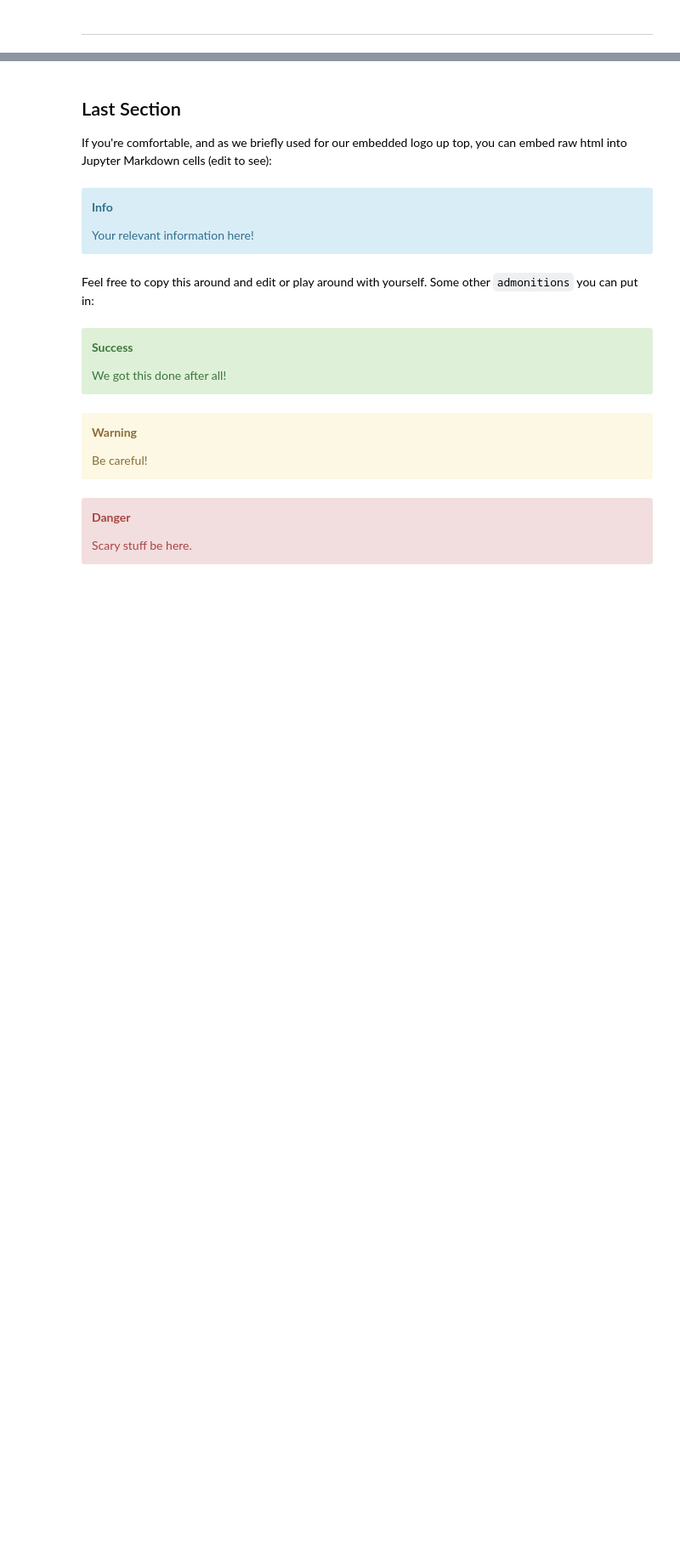
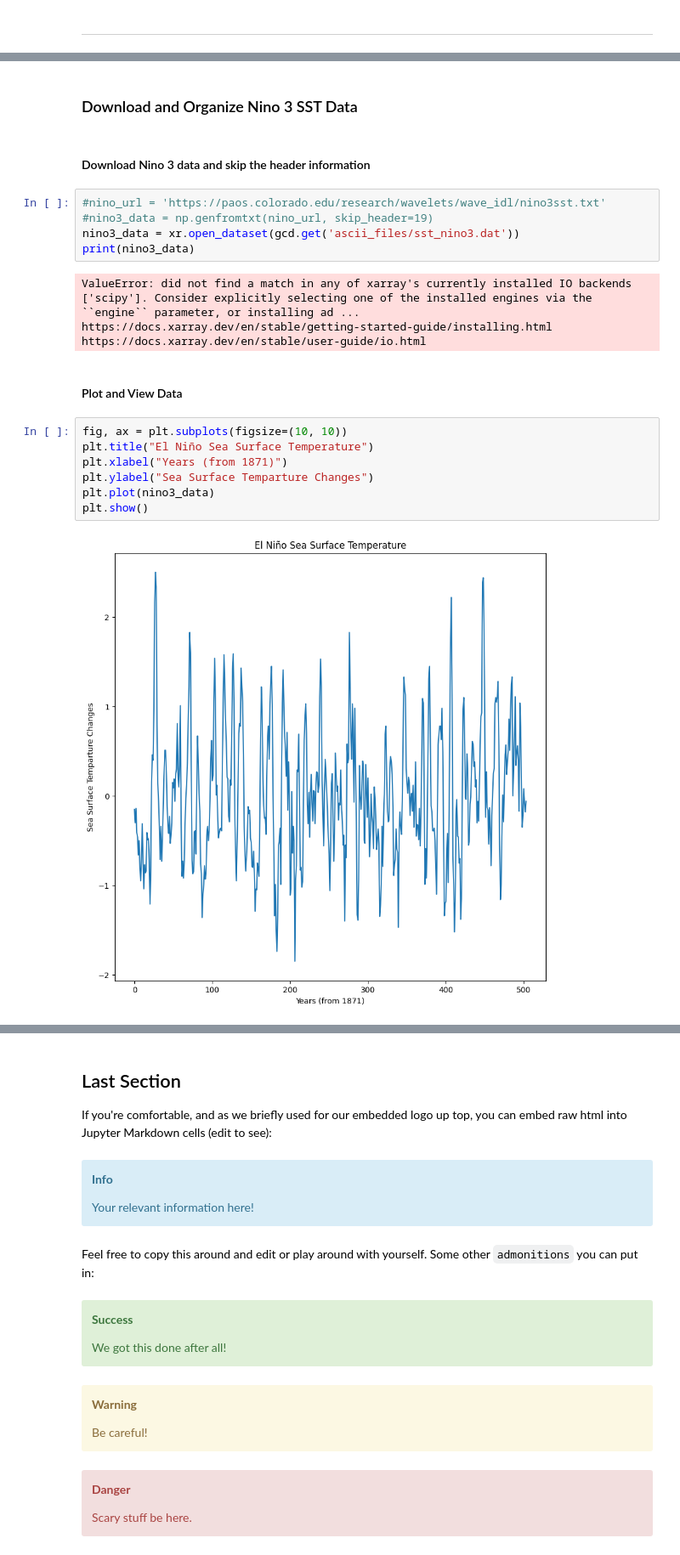
Before and after one commit to projectpythia-mystmd/wavelet-cookbook, a Jupyter notebook: notebooks/example-workflows/nino3.ipynb, the cells around one changed output, grey strips where cells are left out. Shown at 85% size. Saved outputs shown, nothing was run; the diff lists cells and outputs as text; blank space fills up the shorter version.

```diff
--- a/notebooks/example-workflows/nino3.ipynb
+++ b/notebooks/example-workflows/nino3.ipynb
@@ -86,0 +54,24 @@ Check out [**any number of helpful Markdown resources**](https://www.markdowngui
+# %% [markdown]
+### Download and Organize Nino 3 SST Data
+# %% [markdown]
+#### Download Nino 3 data and skip the header information
+# %%
+#nino_url = 'https://paos.colorado.edu/research/wavelets/wave_idl/nino3sst.txt'
+#nino3_data = np.genfromtxt(nino_url, skip_header=19)
+nino3_data = xr.open_dataset(gcd.get('ascii_files/sst_nino3.dat'))
+print(nino3_data)
+# %% [output]
+ValueError: did not find a match in any of xarray's currently installed IO backends ['scipy']. Consider explicitly selecting one of the installed engines via the ``engine`` parameter, or installing ad ...
+https://docs.xarray.dev/en/stable/getting-started-guide/installing.html
+https://docs.xarray.dev/en/stable/user-guide/io.html
+# %% [markdown]
+#### Plot and View Data
+# %%
+fig, ax = plt.subplots(figsize=(10, 10))
+plt.title("El Niño Sea Surface Temperature")
+plt.xlabel("Years (from 1871)")
+plt.ylabel("Sea Surface Temparture Changes")
+plt.plot(nino3_data)
+plt.show()
+# %% [output]
+[figure, added]
```
Also changed, not shown: parts of 36 cells of this notebook, 6 other files.
